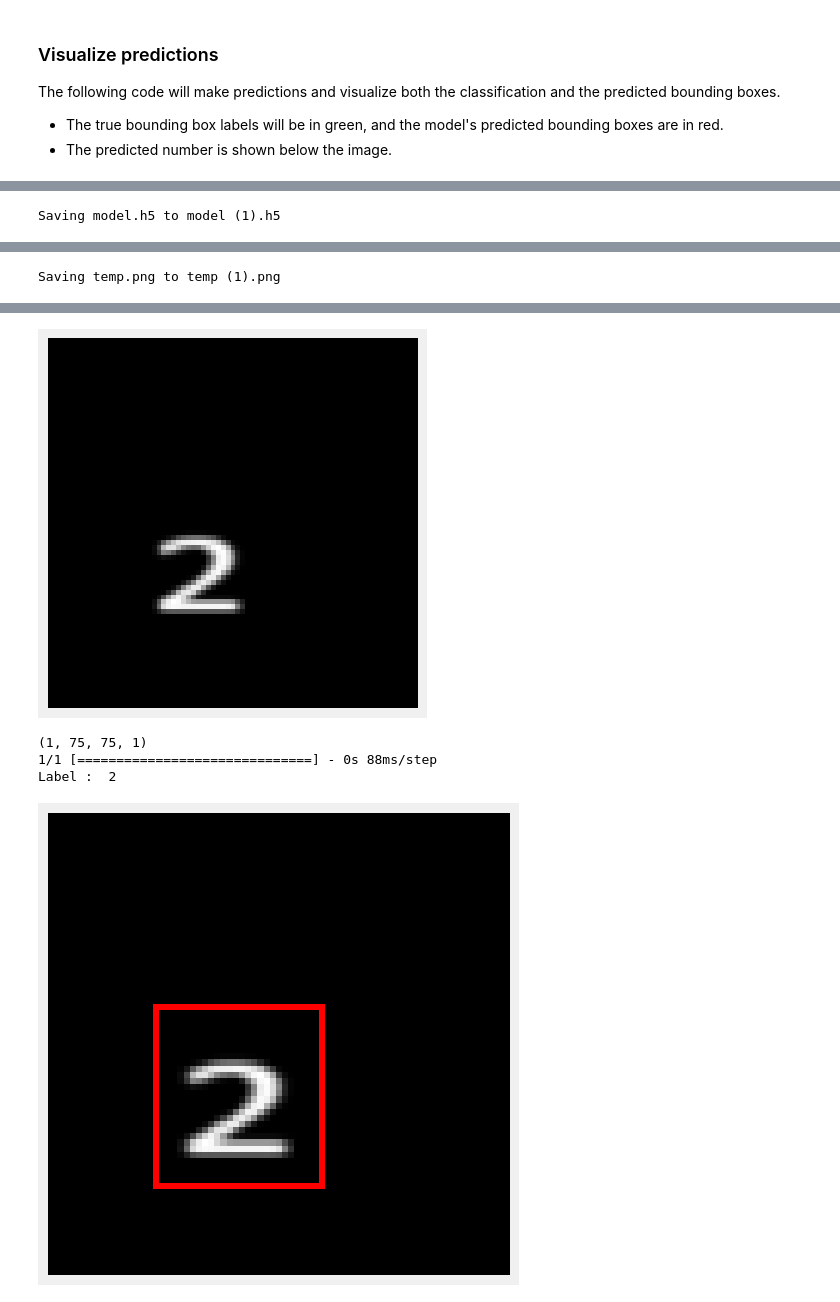
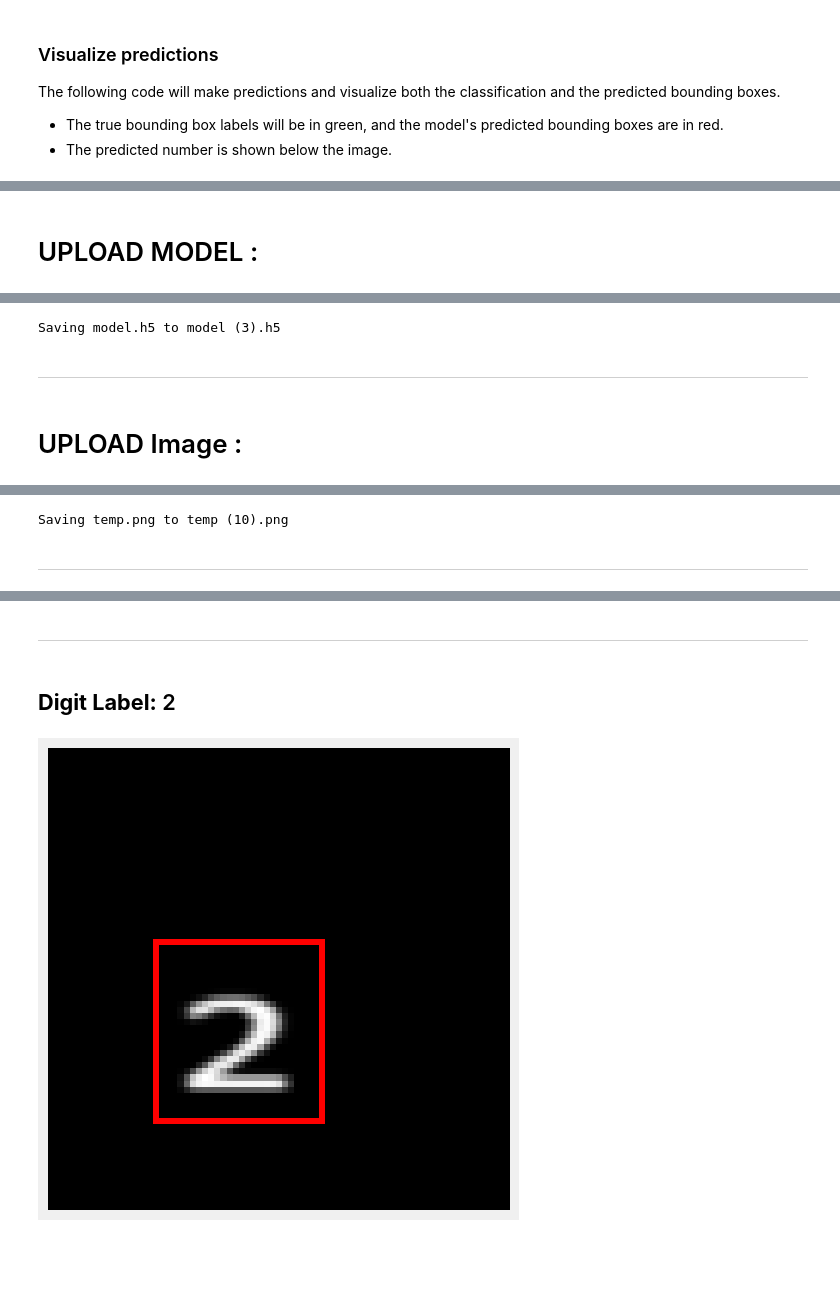
Before and after one commit to ParitKansal/Image-Classification-and-Object-Localization, a Jupyter notebook: object_localization_and_classification.ipynb, the cells around one changed output, grey strips where cells are left out. Cells and saved outputs as stored; diff of their text form; code cells hidden in the pictures; blank space fills up the shorter version.

```diff
--- a/object_localization_and_classification.ipynb
+++ b/object_localization_and_classification.ipynb
@@ -586,8 +587,6 @@ from io import BytesIO
 import numpy as np
 import matplotlib.pyplot as plt
 from tensorflow.keras.models import load_model  # Import the load_model function
-
-#@title Plot Utilities for Bounding Boxes [RUN ME]
 
 im_width = 75
 im_height = 75
@@ -716,11 +715,6 @@ def upload_image():
         # Resize the image to 75x75 pixels
         img = img.resize((75, 75))
 
-        # Display the image
-        plt.imshow(img, cmap='gray')  # Show image in grayscale
-        plt.axis('off')  # Hide axis
-        plt.show()
-
         # Convert to numpy array and normalize (scale by 255)
         img_array = np.array(img) / 255.0
         return img_array
@@ -730,11 +724,11 @@ model = load_model("/content/model.h5")  # Replace with the path to your saved m
 
 # Example usage (make sure to replace with actual data):
 # recognize validation digits
+display(Markdown("# UPLOAD Image : "))
 validation_digit = upload_image()
 
 # Reshape the image to match the expected input shape (1, 75, 75, 1)
 validation_digit = validation_digit.reshape(1, 75, 75, 1)  # Ensure the input shape is correct
-print(validation_digit.shape)
 
 # Model prediction
 predictions = model.predict(validation_digit)
@@ -746,6 +740,7 @@ predicted_labels = np.argmax(predictions[0], axis=1)
 predicted_bboxes = predictions[1]  # Should be of shape [num_boxes, 4]
 
 # Display the result
-print("Label : ", predicted_labels[0])
+display(Markdown(f"---"))
+display(Markdown(f"## **Digit Label:** {predicted_labels[0]}"))
 display_single_digit_with_predicted_bboxes(validation_digit[0], predicted_bboxes)
 # %% [output]
@@ -763,8 +760,7 @@ from io import BytesIO
 import numpy as np
 import matplotlib.pyplot as plt
 from tensorflow.keras.models import load_model
-
-#@title Plot Utilities for Bounding Boxes [RUN ME]
+from IPython.display import Markdown, display
 
 im_width = 75
 im_height = 75
@@ -845,10 +841,6 @@ def upload_image():
     for filename in uploaded.keys():
         img = Image.open(BytesIO(uploaded[filename])).convert('L')
         img = img.resize((75, 75))
-        plt.imshow(img, cmap='gray')
-        plt.axis('off')
-        plt.show()
-
         img_array = np.array(img) / 255.0
         return img_array
 
@@ -863,18 +855,20 @@ def upload_model():
     return model_file_path
 
 # Upload the model manually
-print("UPLOAD MODEL : ")
+display(Markdown("# UPLOAD MODEL : "))
 model_file_path = upload_model()
-print("-"*100)
+display(Markdown("---"))
+
 # Load the trained model from the local file
 model = load_model(model_file_path)
 
 # Example usage (make sure to replace with actual data):
+display(Markdown("# UPLOAD Image : "))
 validation_digit = upload_image()
+display(Markdown("---"))
 
 # Reshape the image to match the expected input shape (1, 75, 75, 1)
 validation_digit = validation_digit.reshape(1, 75, 75, 1)
-print(validation_digit.shape)
 
 # Model prediction
 predictions = model.predict(validation_digit)
@@ -886,10 +880,15 @@ predicted_labels = np.argmax(predictions[0], axis=1)
 predicted_bboxes = predictions[1]  # Should be of shape [num_boxes, 4]
 
 # Display the result
-print("Label : ", predicted_labels[0])
+display(Markdown(f"---"))
+display(Markdown(f"## **Digit Label:** {predicted_labels[0]}"))
 display_single_digit_with_predicted_bboxes(validation_digit[0], predicted_bboxes)
 # %% [output]
+# UPLOAD MODEL :
 [interactive output not drawn]
-Saving model.h5 to model (1).h5
+Saving model.h5 to model (3).h5
+---
+# UPLOAD Image :
 [interactive output not drawn]
-Saving temp.png to temp (1).png
+Saving temp.png to temp (10).png
+---
@@ -896,5 +896,3 @@ Saving temp.png to temp (1).png
+---
+## **Digit Label:** 2
-[figure, old version]
+[figure, new version]
-(1, 75, 75, 1)
-1/1 [==============================] - 0s 88ms/step
-Label :  2
-[figure, removed]
```
Also changed, not shown: parts of 18 cells of this notebook.
